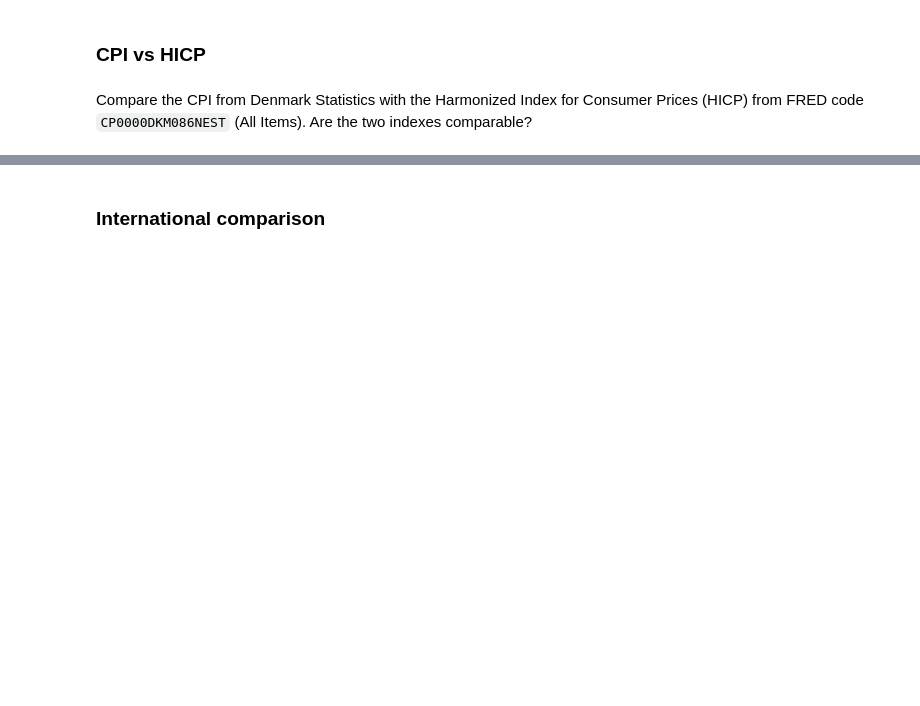
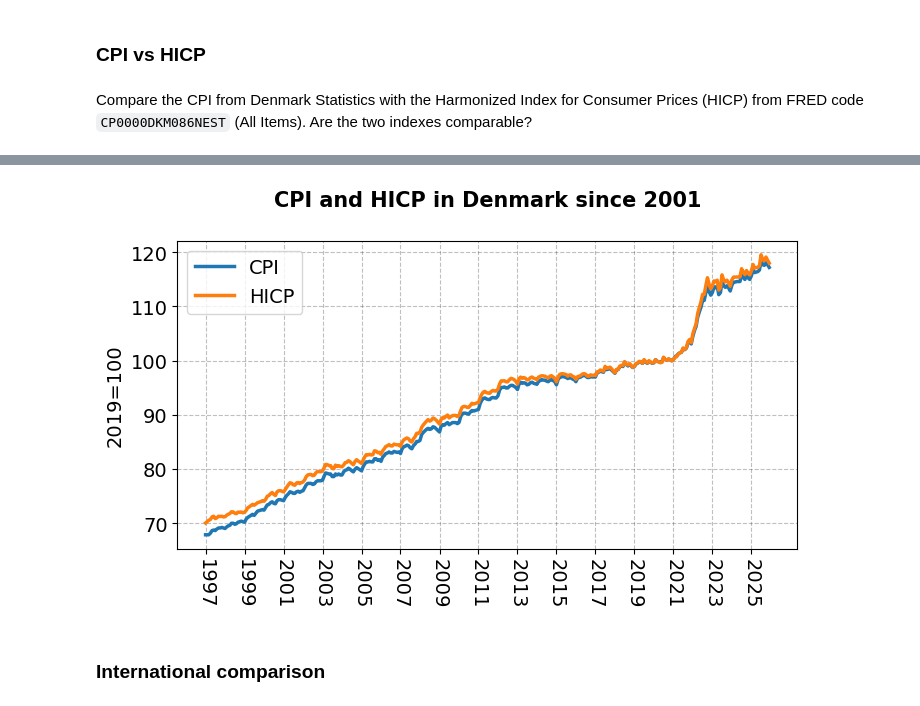
Before and after one commit to Matias-BF-Hall/ProgEcon-exclass, a Jupyter notebook: Summer2026/PS solutions/PS4.ipynb, the cells around one changed output, grey strips where cells are left out. Cells and saved outputs as stored; diff of their text form; code cells hidden in the pictures; blank space fills up the shorter version.

```diff
--- a/Summer2026/PS solutions/PS4.ipynb
+++ b/Summer2026/PS solutions/PS4.ipynb
@@ -529,0 +618,9 @@ for Consumer Prices (HICP) from FRED code `CP0000DKM086NEST`
+# %%
+# make a call to the FRED api
+fred = Fred(api_key='10214c7fa80c9d2df2c7e14282407288')
+# %%
+# create a new dataframe holding CPI from DST and HICP from FRED
+df_CPI_HICP = df_CPI.loc[:,['CPI']]
+df_CPI_HICP['HICP'] = fred.get_series('CP0000DKM086NEST').rename('HICP')
+# index to 2020=100
+df_CPI_HICP['HICP'] = df_CPI_HICP.HICP/df_CPI_HICP[df_CPI_HICP.index.year==2020].HICP.mean()*100
@@ -530,3 +638,22 @@ for Consumer Prices (HICP) from FRED code `CP0000DKM086NEST`
+# %%
+# plot
+I = df_CPI_HICP.index >= pd.to_datetime(1997,format='%Y')
+
+fig = plt.figure(figsize=(8,4))
+ax = fig.add_subplot(1,1,1)
+
+ax.plot(df_CPI_HICP[I].index, df_CPI_HICP[I].CPI,lw=2.5,label='CPI')
+ax.plot(df_CPI_HICP[I].index, df_CPI_HICP[I].HICP,lw=2.5,label='HICP')
+
+ax.set_xticks(df_CPI_HICP[I].index[::24])
+ax.set_xticklabels(df_CPI_HICP[I].index[::24].year,rotation=270);
+
+ax.legend()
+ax.set_ylabel('2019=100')
+ax.set_title('CPI and HICP in Denmark since 2001',
+             pad=25.0,fontdict={'fontsize':15,'fontweight':'bold'});
+# %% [output]
+[figure, added]
 # %% [markdown]
 ### International comparison
 # %% [markdown]
```
Also changed, not shown: parts of 19 cells of this notebook, 1 other file.
